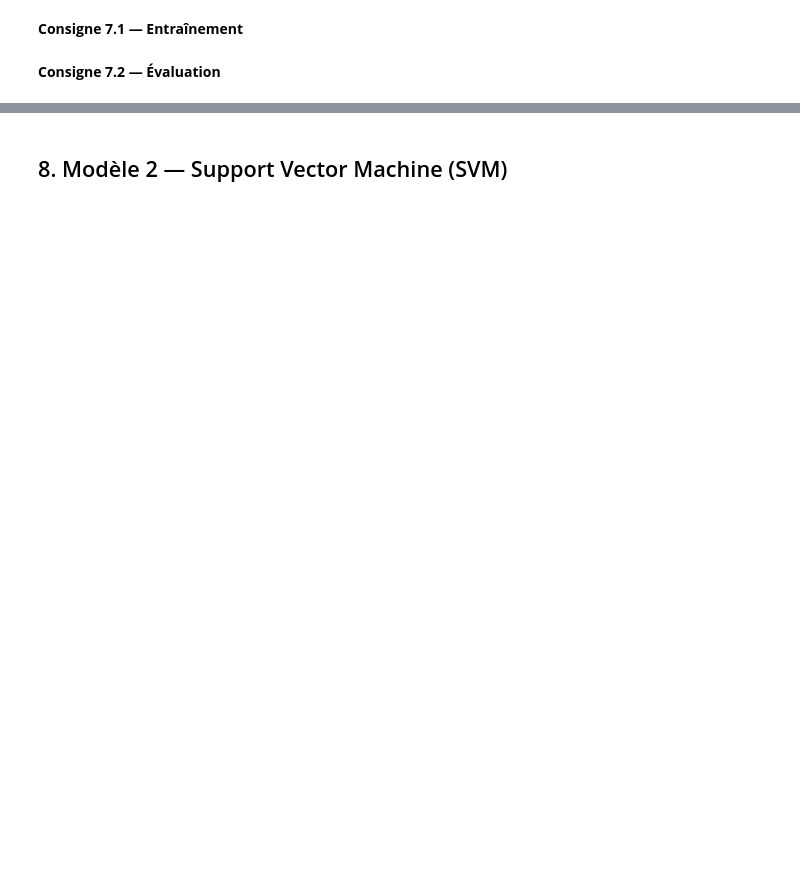
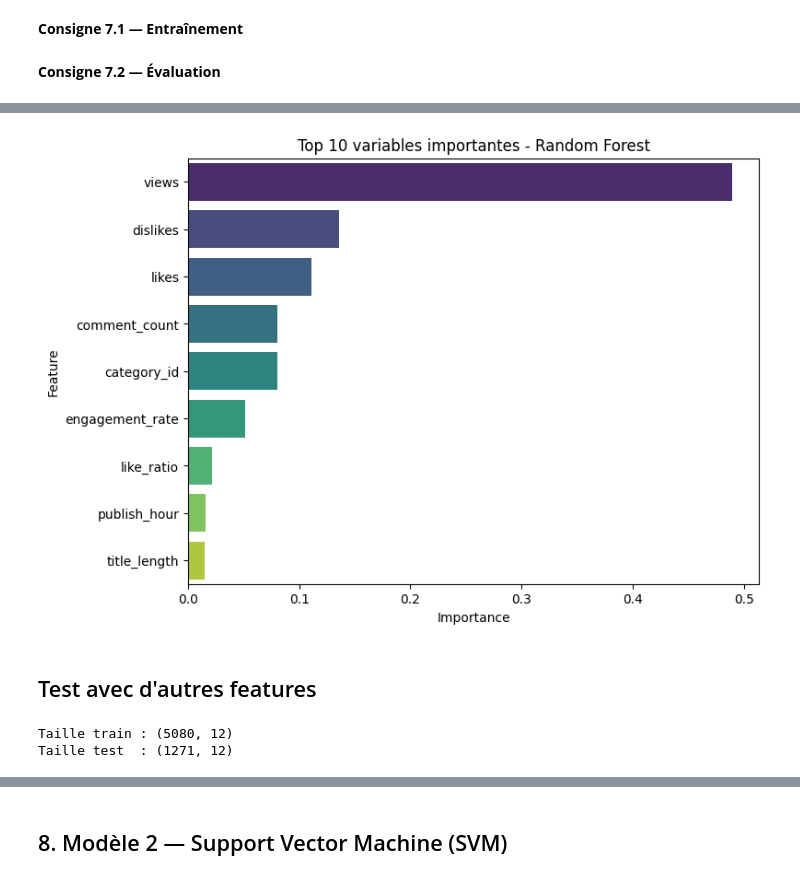
Before and after one commit to nabil-ghazali/Projet_ML_Youtube, a Jupyter notebook: projet-ml-youtube-trending-68b010e7b5bc2532236423.ipynb, the cells around one changed output, grey strips where cells are left out. Cells and saved outputs as stored; diff of their text form; code cells hidden in the pictures; blank space fills up the shorter version.

```diff
--- a/projet-ml-youtube-trending-68b010e7b5bc2532236423.ipynb
+++ b/projet-ml-youtube-trending-68b010e7b5bc2532236423.ipynb
@@ -718,0 +822,12 @@ plt.show()
+# %%
+# # Importance des variables
+feature_importance = (pd.DataFrame({                 # on met les deux listes (features et importances) dans un tableau facile à lire.
+     'feature': X.columns,                           # X = df_clean[features].copy() # matrice des features (X) : colonnes choisis précédements
+     'importance': rf_model.feature_importances_})   # feature_importances_ est un array numpy qui contient l’importance de chaque feature utilisée par le modèle.
+                #array avec un score pour chaque feature :
+                # plus la valeur est élevée → plus la colonne a été utilisée pour prendre des décisions importantes dans la forêt.
+                #Les valeurs sont normalisées : la somme = 1.
+.sort_values('importance', ascending=False))   # trie du plus important au moins important.
+
+print("\nTop 10 variables importantes:")
+display(feature_importance.head(10))
@@ -718,0 +846,42 @@ plt.show()
+# %%
+# Visualisation de l'importance des features
+
+
+plt.figure(figsize=(8,6))
+sb.barplot(x='importance', y='feature', data=feature_importance.head(10), palette='viridis')
+plt.title("Top 10 variables importantes - Random Forest")
+plt.xlabel("Importance")
+plt.ylabel("Feature")
+plt.show()
+# %% [output]
+[figure, added]
+# %% [markdown]
+## Test avec d'autres features
+# %%
+from sklearn.model_selection import train_test_split
+
+# --- Sélection des colonnes utiles (features) ---
+others_features = [
+    'views', 'likes', 'comment_count', 'engagement_rate',  # colonnes numériques
+    'title_length', 'title_word_count', 'has_caps', 'has_numbers',  # text features
+    'publish_hour', 'publish_day_of_week', 'publish_month',         # temporelles
+    'category_id'  # catégorielle
+
+]
+
+X = df_clean[others_features].copy()         # matrice des features (X)
+y = df_clean['is_trending'].copy()    # variable cible (y)
+
+# --- Split train/test ---
+X_train, X_test, y_train, y_test = train_test_split(
+    X, y,
+    test_size=0.2,      # 20% test, 80% train
+    random_state=42,    # pour reproductibilité
+    stratify=y          # conserve la même proportion de trending/non-trending
+)
+
+print("Taille train :", X_train.shape)
+print("Taille test  :", X_test.shape)
+# %% [output]
+Taille train : (5080, 12)
+Taille test  : (1271, 12)
```
Also changed, not shown: parts of 43 cells of this notebook.
